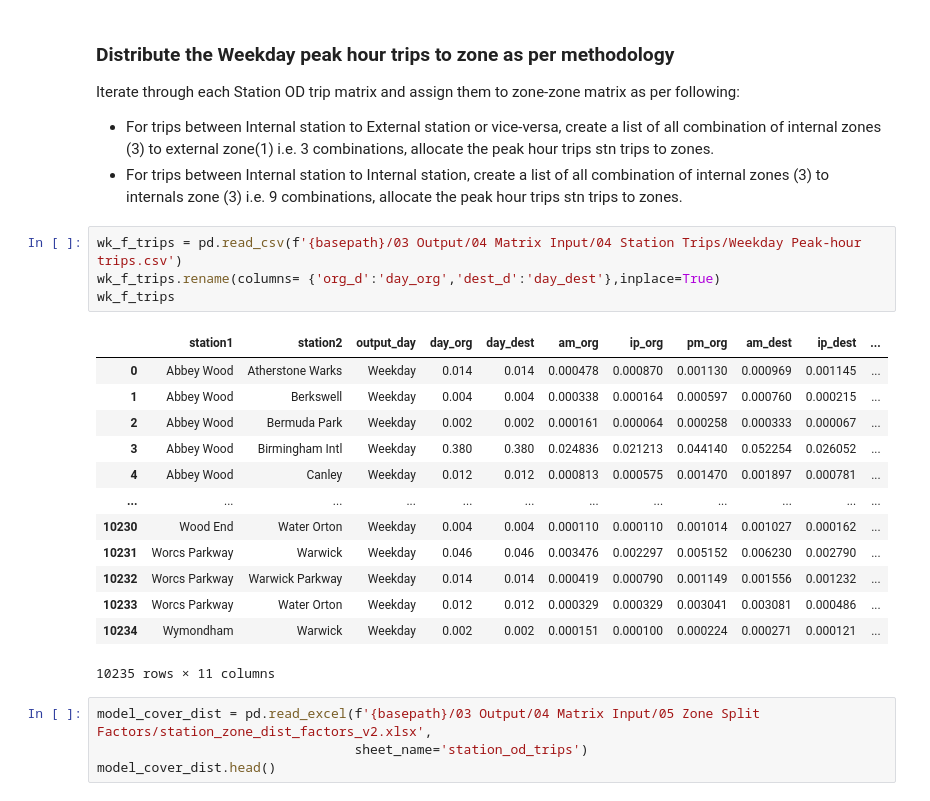
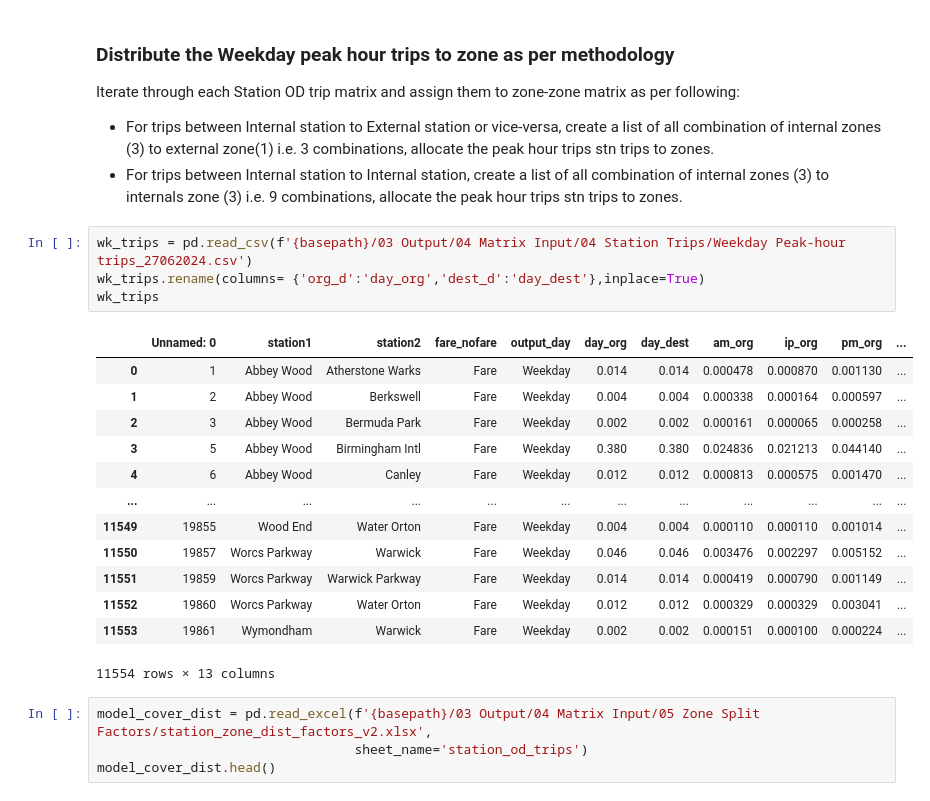
Before and after one commit to mAzrnnr/arup_csmt, a Jupyter notebook: rail_matrices_v2.ipynb, the cells around one changed output. Cells and saved outputs as stored; diff of their text form.

```diff
--- a/rail_matrices.ipynb
+++ b/rail_matrices_v2.ipynb
@@ -429,23 +496,23 @@ Iterate through each Station OD trip matrix and assign them to zone-zone matrix
 - For trips between Internal station to External station or vice-versa, create a list of all combination of internal zones (3) to external zone(1) i.e. 3 combinations, allocate the peak hour trips stn trips to zones.
 - For trips between Internal station to Internal station, create a list of all combination of internal zones (3) to internals  zone (3) i.e. 9 combinations, allocate the peak hour trips stn trips to zones.
 # %%
-wk_f_trips = pd.read_csv(f'{basepath}/03 Output/04 Matrix Input/04 Station Trips/Weekday Peak-hour trips.csv')
-wk_f_trips.rename(columns= {'org_d':'day_org','dest_d':'day_dest'},inplace=True)
-wk_f_trips
+wk_trips = pd.read_csv(f'{basepath}/03 Output/04 Matrix Input/04 Station Trips/Weekday Peak-hour trips_27062024.csv')
+wk_trips.rename(columns= {'org_d':'day_org','dest_d':'day_dest'},inplace=True)
+wk_trips
 # %% [output]
-|  | station1 | station2 | output_day | day_org | day_dest | am_org | ip_org | pm_org | am_dest | ip_dest | ... |
-| 0 | Abbey Wood | Atherstone Warks | Weekday | 0.014 | 0.014 | 0.000478 | 0.000870 | 0.001130 | 0.000969 | 0.001145 | ... |
-| 1 | Abbey Wood | Berkswell | Weekday | 0.004 | 0.004 | 0.000338 | 0.000164 | 0.000597 | 0.000760 | 0.000215 | ... |
-| 2 | Abbey Wood | Bermuda Park | Weekday | 0.002 | 0.002 | 0.000161 | 0.000064 | 0.000258 | 0.000333 | 0.000067 | ... |
-| 3 | Abbey Wood | Birmingham Intl | Weekday | 0.380 | 0.380 | 0.024836 | 0.021213 | 0.044140 | 0.052254 | 0.026052 | ... |
-| 4 | Abbey Wood | Canley | Weekday | 0.012 | 0.012 | 0.000813 | 0.000575 | 0.001470 | 0.001897 | 0.000781 | ... |
+|  | Unnamed: 0 | station1 | station2 | fare_nofare | output_day | day_org | day_dest | am_org | ip_org | pm_org | ... |
+| 0 | 1 | Abbey Wood | Atherstone Warks | Fare | Weekday | 0.014 | 0.014 | 0.000478 | 0.000870 | 0.001130 | ... |
+| 1 | 2 | Abbey Wood | Berkswell | Fare | Weekday | 0.004 | 0.004 | 0.000338 | 0.000164 | 0.000597 | ... |
+| 2 | 3 | Abbey Wood | Bermuda Park | Fare | Weekday | 0.002 | 0.002 | 0.000161 | 0.000065 | 0.000258 | ... |
+| 3 | 5 | Abbey Wood | Birmingham Intl | Fare | Weekday | 0.380 | 0.380 | 0.024836 | 0.021213 | 0.044140 | ... |
+| 4 | 6 | Abbey Wood | Canley | Fare | Weekday | 0.012 | 0.012 | 0.000813 | 0.000575 | 0.001470 | ... |
 | ... | ... | ... | ... | ... | ... | ... | ... | ... | ... | ... | ... |
-| 10230 | Wood End | Water Orton | Weekday | 0.004 | 0.004 | 0.000110 | 0.000110 | 0.001014 | 0.001027 | 0.000162 | ... |
-| 10231 | Worcs Parkway | Warwick | Weekday | 0.046 | 0.046 | 0.003476 | 0.002297 | 0.005152 | 0.006230 | 0.002790 | ... |
-| 10232 | Worcs Parkway | Warwick Parkway | Weekday | 0.014 | 0.014 | 0.000419 | 0.000790 | 0.001149 | 0.001556 | 0.001232 | ... |
-| 10233 | Worcs Parkway | Water Orton | Weekday | 0.012 | 0.012 | 0.000329 | 0.000329 | 0.003041 | 0.003081 | 0.000486 | ... |
-| 10234 | Wymondham | Warwick | Weekday | 0.002 | 0.002 | 0.000151 | 0.000100 | 0.000224 | 0.000271 | 0.000121 | ... |
+| 11549 | 19855 | Wood End | Water Orton | Fare | Weekday | 0.004 | 0.004 | 0.000110 | 0.000110 | 0.001014 | ... |
+| 11550 | 19857 | Worcs Parkway | Warwick | Fare | Weekday | 0.046 | 0.046 | 0.003476 | 0.002297 | 0.005152 | ... |
+| 11551 | 19859 | Worcs Parkway | Warwick Parkway | Fare | Weekday | 0.014 | 0.014 | 0.000419 | 0.000790 | 0.001149 | ... |
+| 11552 | 19860 | Worcs Parkway | Water Orton | Fare | Weekday | 0.012 | 0.012 | 0.000329 | 0.000329 | 0.003041 | ... |
+| 11553 | 19861 | Wymondham | Warwick | Fare | Weekday | 0.002 | 0.002 | 0.000151 | 0.000100 | 0.000224 | ... |
-10235 rows × 11 columns
+11554 rows × 13 columns
 # %%
 model_cover_dist = pd.read_excel(f'{basepath}/03 Output/04 Matrix Input/05 Zone Split Factors/station_zone_dist_factors_v2.xlsx',
                                  sheet_name='station_od_trips')
```
Also changed, not shown: parts of 23 cells of this notebook, 3 other files.
